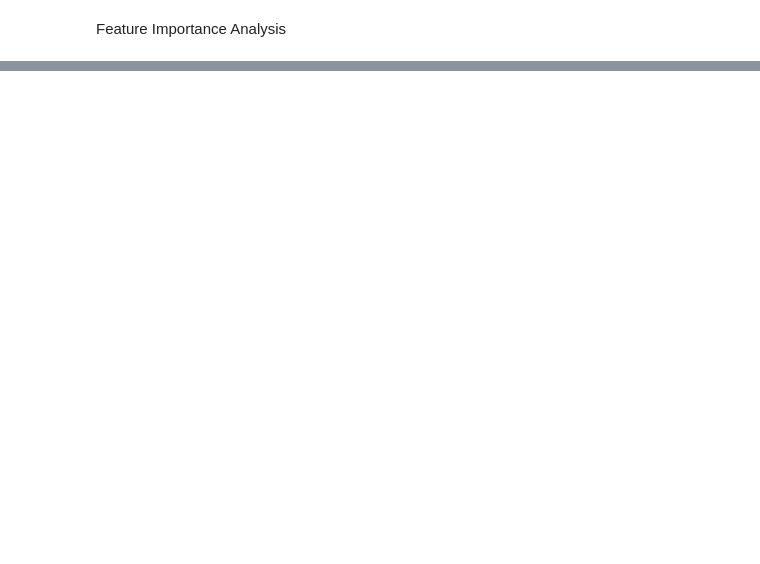
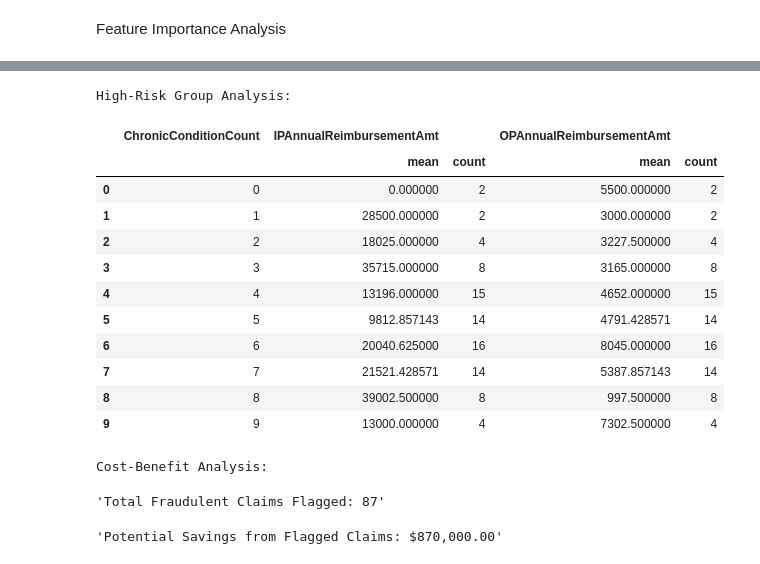
Before and after one commit to shivi13102/Healthcare-Fraud-Provider-Detection-Analysis, a Jupyter notebook: DataModeling.ipynb, the cells around one changed output, grey strips where cells are left out. Cells and saved outputs as stored; diff of their text form; code cells hidden in the pictures; blank space fills up the shorter version.

```diff
--- a/DataModeling.ipynb
+++ b/DataModeling.ipynb
@@ -242,0 +382,74 @@ Cost-Benefit Analysis:
+# %%
+import pandas as pd
+import numpy as np
+
+# log_model, rf_model, gb_model are trained models
+# X_test contains your test features
+# y_test contains your actual labels
+
+# Step 1: Assign Fraud Risk Scores
+# Get the probability scores for each model
+log_prob = log_model.predict_proba(X_test)[:, 1]
+rf_prob = rf_model.predict_proba(X_test)[:, 1]
+gb_prob = gb_model.predict_proba(X_test)[:, 1]
+
+# Create a DataFrame to hold predictions and probabilities
+predictions_df = pd.DataFrame({
+    'Actual': y_test,
+    'Logistic_Prob': log_prob,
+    'RF_Prob': rf_prob,
+    'GB_Prob': gb_prob
+})
+
+# Average the probabilities to get an overall fraud risk score
+predictions_df['Fraud_Risk_Score'] = predictions_df[['Logistic_Prob', 'RF_Prob', 'GB_Prob']].mean(axis=1)
+
+# Step 2: Profiling High-Risk Groups
+# Define a threshold for high fraud risk (e.g., >0.5)
+high_risk_threshold = 0.5
+high_risk_group = predictions_df[predictions_df['Fraud_Risk_Score'] > high_risk_threshold]
+
+# Add relevant beneficiary information from the original dataset
+high_risk_group = high_risk_group.join(test_beneficiary.loc[X_test.index, ['BeneID', 'ChronicConditionCount', 'IPAnnualReimbursementAmt', 'OPAnnualReimbursementAmt']])
+
+# Analyze common patterns in high-risk beneficiaries
+common_patterns = high_risk_group.groupby('ChronicConditionCount').agg({
+    'IPAnnualReimbursementAmt': ['mean', 'count'],
+    'OPAnnualReimbursementAmt': ['mean', 'count'],
+}).reset_index()
+
+print("High-Risk Group Analysis:")
+display(common_patterns)
+
+# Step 3: Cost-Benefit Analysis
+# Define the costs and potential savings
+# Assuming you have a cost for each fraudulent claim caught
+cost_per_fraudulent_claim = 10000  # Define your cost here
+flagged_as_fraud = predictions_df[predictions_df['Fraud_Risk_Score'] > high_risk_threshold]
+
+# Calculate total potential savings from flagged fraudulent claims
+# Assuming that each fraudulent claim is flagged as such
+total_fraudulent_claims_flagged = flagged_as_fraud['Actual'].sum()  # Count how many were actually fraudulent
+potential_savings = total_fraudulent_claims_flagged * cost_per_fraudulent_claim
+
+# Display results
+print("\nCost-Benefit Analysis:")
+display(f"Total Fraudulent Claims Flagged: {total_fraudulent_claims_flagged}")
+display(f"Potential Savings from Flagged Claims: ${potential_savings:,.2f}")
+# %% [output]
+High-Risk Group Analysis:
+|  | ChronicConditionCount | IPAnnualReimbursementAmt |  | OPAnnualReimbursementAmt |  |
+|  |  | mean | count | mean | count |
+| 0 | 0 | 0.000000 | 2 | 5500.000000 | 2 |
+| 1 | 1 | 28500.000000 | 2 | 3000.000000 | 2 |
+| 2 | 2 | 18025.000000 | 4 | 3227.500000 | 4 |
+| 3 | 3 | 35715.000000 | 8 | 3165.000000 | 8 |
+| 4 | 4 | 13196.000000 | 15 | 4652.000000 | 15 |
+| 5 | 5 | 9812.857143 | 14 | 4791.428571 | 14 |
+| 6 | 6 | 20040.625000 | 16 | 8045.000000 | 16 |
+| 7 | 7 | 21521.428571 | 14 | 5387.857143 | 14 |
+| 8 | 8 | 39002.500000 | 8 | 997.500000 | 8 |
+| 9 | 9 | 13000.000000 | 4 | 7302.500000 | 4 |
+Cost-Benefit Analysis:
+'Total Fraudulent Claims Flagged: 87'
+'Potential Savings from Flagged Claims: $870,000.00'
```
Also changed, not shown: parts of 11 cells of this notebook.
